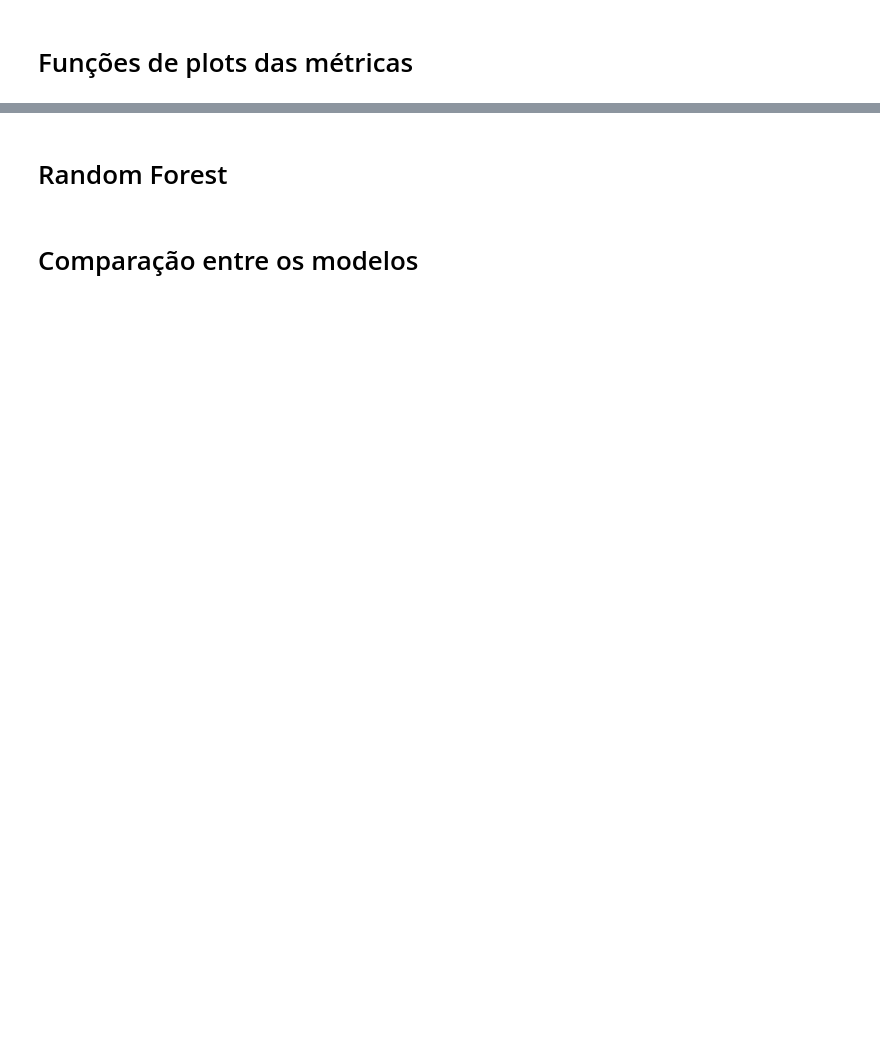
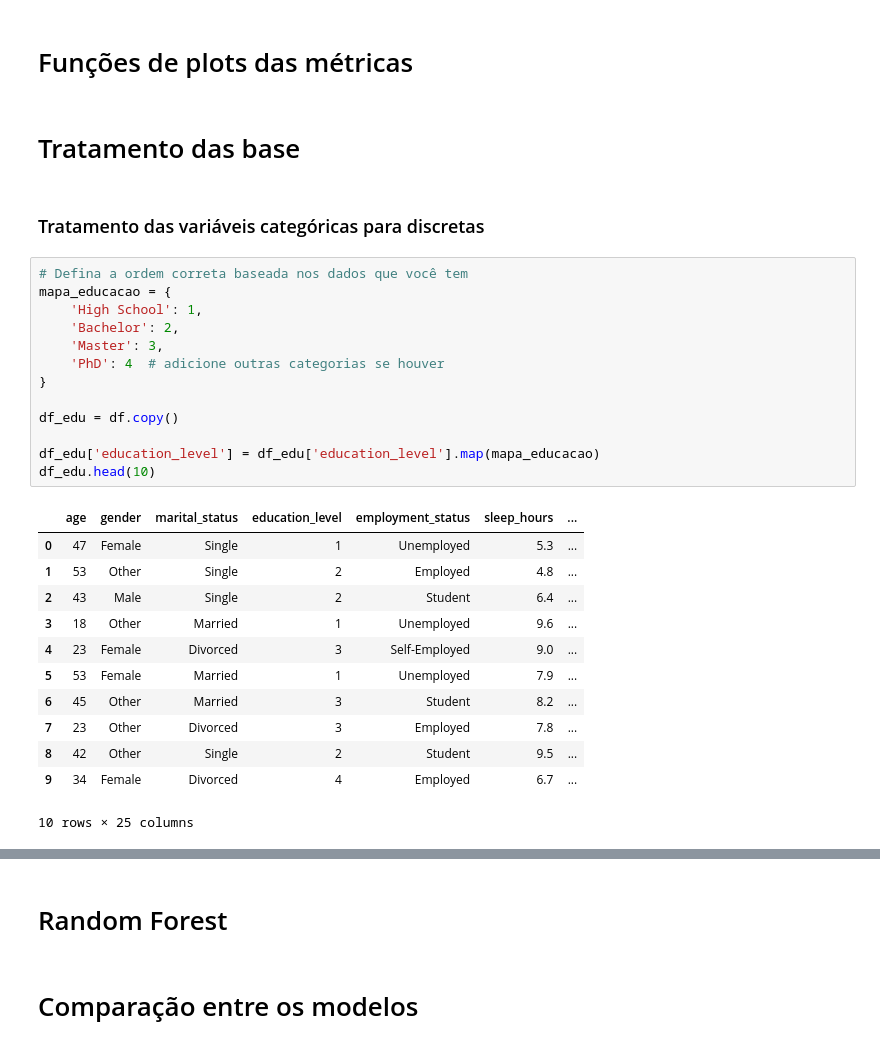
Before and after one commit to Rafa-Cami/CD-Norton, a Jupyter notebook: EP3.ipynb, the cells around one changed output, grey strips where cells are left out. Cells and saved outputs as stored; diff of their text form; blank space fills up the shorter version.

```diff
--- a/EP3.ipynb
+++ b/EP3.ipynb
@@ -26,2 +50,32 @@ df.head()
 # %% [markdown]
 # Funções de plots das métricas
+# %% [markdown]
+# Tratamento das base
+# %% [markdown]
+### Tratamento das variáveis categóricas para discretas
+# %%
+# Defina a ordem correta baseada nos dados que você tem
+mapa_educacao = {
+    'High School': 1,
+    'Bachelor': 2,
+    'Master': 3,
+    'PhD': 4  # adicione outras categorias se houver
+}
+
+df_edu = df.copy()
+
+df_edu['education_level'] = df_edu['education_level'].map(mapa_educacao)
+df_edu.head(10)
+# %% [output]
+|  | age | gender | marital_status | education_level | employment_status | sleep_hours | ... |
+| 0 | 47 | Female | Single | 1 | Unemployed | 5.3 | ... |
+| 1 | 53 | Other | Single | 2 | Employed | 4.8 | ... |
+| 2 | 43 | Male | Single | 2 | Student | 6.4 | ... |
+| 3 | 18 | Other | Married | 1 | Unemployed | 9.6 | ... |
+| 4 | 23 | Female | Divorced | 3 | Self-Employed | 9.0 | ... |
+| 5 | 53 | Female | Married | 1 | Unemployed | 7.9 | ... |
+| 6 | 45 | Other | Married | 3 | Student | 8.2 | ... |
+| 7 | 23 | Other | Divorced | 3 | Employed | 7.8 | ... |
+| 8 | 42 | Other | Single | 2 | Student | 9.5 | ... |
+| 9 | 34 | Female | Divorced | 4 | Employed | 6.7 | ... |
+10 rows × 25 columns
```
Also changed, not shown: parts of 11 cells of this notebook.
